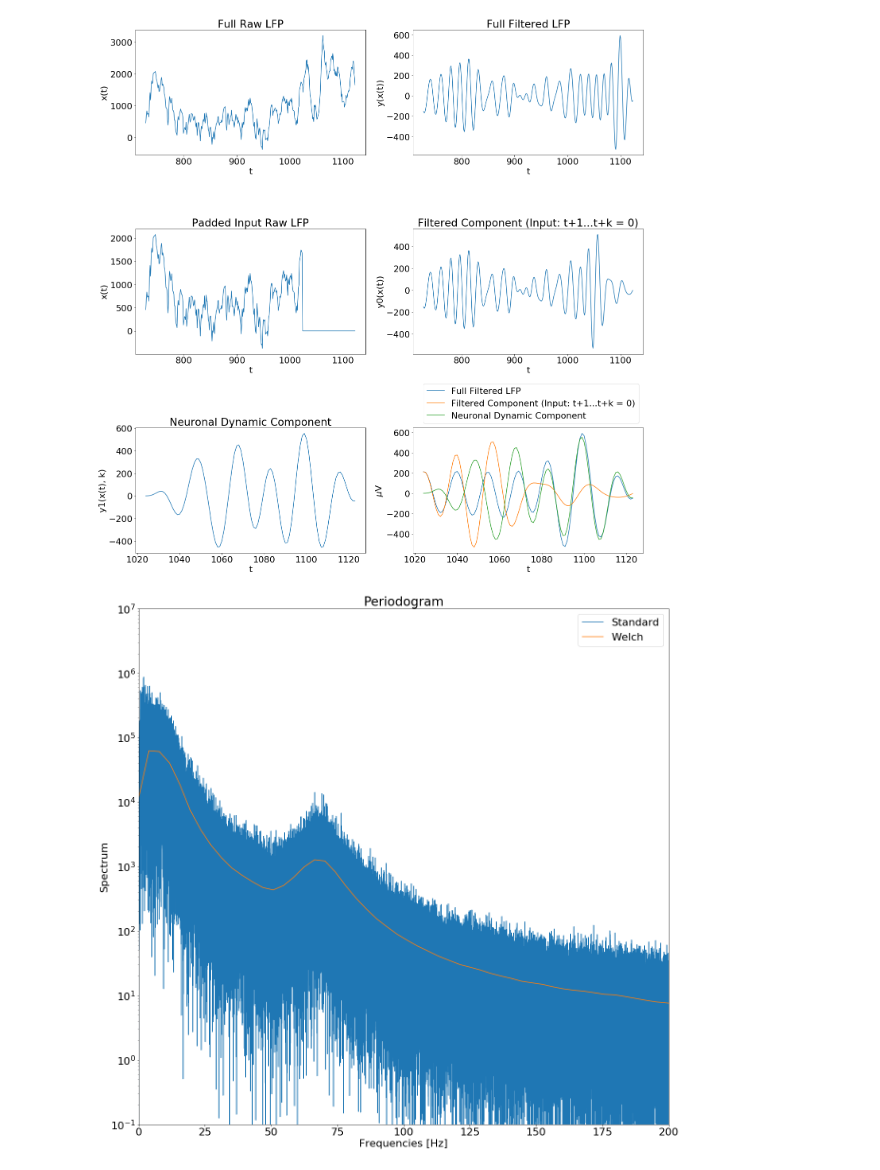
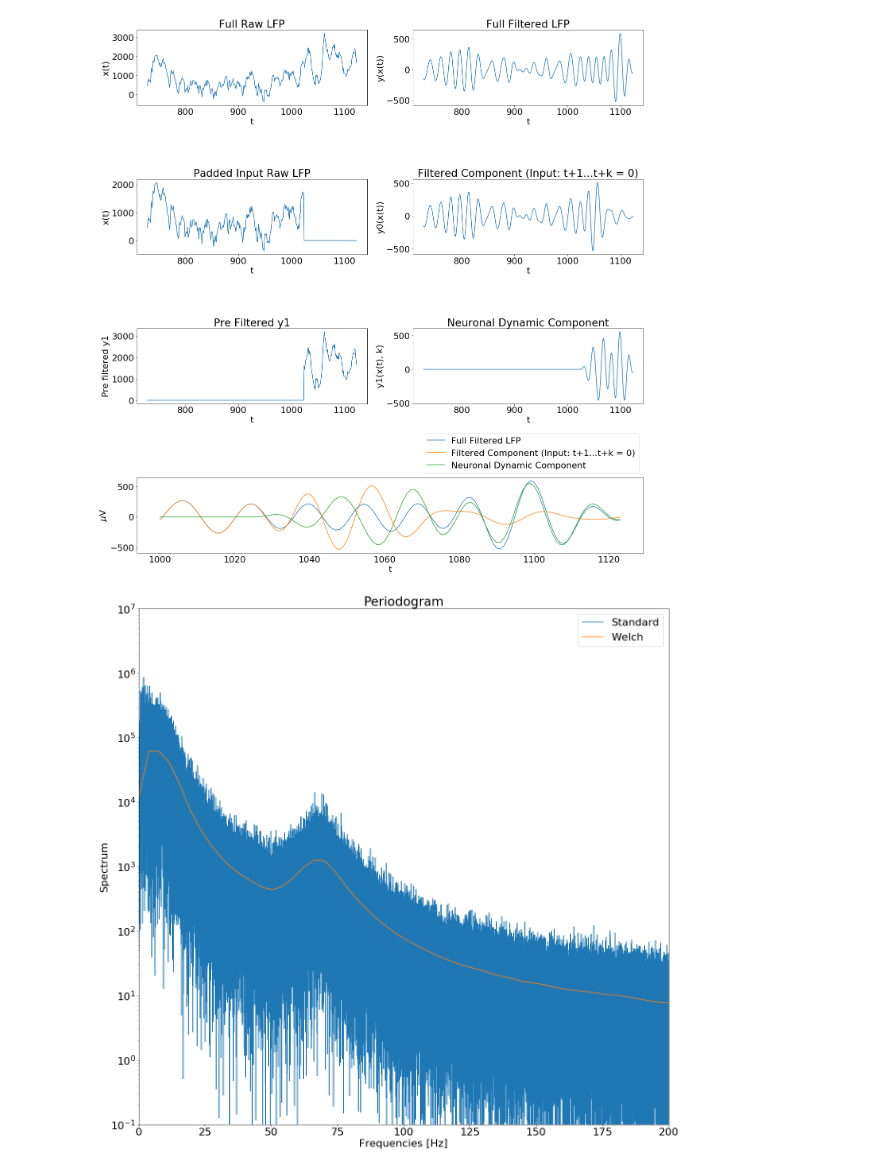
Before and after one commit to MJC598/Neuron_Burst_Analysis, a Jupyter notebook: data_simulations.ipynb, the cells around one changed output. Drawn from its saved outputs; the diff is of its cells as text; code cells hidden in the pictures.

```diff
--- a/data_simulations.ipynb
+++ b/data_simulations.ipynb
@@ -20,6 +20,7 @@ for arr in mat:
 
     x = np.concatenate((arr[0][i:t,:], np.zeros((100, 1))), axis=0)
     y0 = signal.lfilter(z, a, x, axis=0)
+    y1_in = np.concatenate((np.zeros((1024, 1)), arr[0][t:t+k]), axis=0)
     y1 = np.concatenate((np.zeros((1024, 1)), signal.lfilter(z, a, arr[0][t:t+k,:], axis=0)), axis=0)
 
     full_raw = arr[0][:t+k]
@@ -29,6 +30,7 @@ print(arr[0].shape)
 
 print(x.shape)
 print(y0.shape)
+print(y1_in.shape)
 print(y1.shape)
 print(full_raw.shape)
 print(full_filters.shape)
@@ -42,56 +53,73 @@ print(full_filters.shape)
 # %%
 %matplotlib inline
 
 import matplotlib.pyplot as plt
 from matplotlib.pyplot import figure
+from matplotlib.gridspec import GridSpec
 
 plt.rcParams['figure.figsize'] = (20, 20)
 plt.rcParams['font.size'] = 22
 
-fig, axs = plt.subplots(3, 2)
+# fig, axs = plt.subplots(3, 2)
+fig = plt.figure()
+gs = GridSpec(4,2)
+
+ax1 = fig.add_subplot(gs[0,0])
+ax2 = fig.add_subplot(gs[0,1])
+ax3 = fig.add_subplot(gs[1,0])
+ax4 = fig.add_subplot(gs[1,1])
+ax5 = fig.add_subplot(gs[2,0])
+ax6 = fig.add_subplot(gs[2,1])
+ax7 = fig.add_subplot(gs[3,:])
 
 t = np.arange(0, 1124, 1)
 
+
 time_var = 728
 
-axs[0,0].plot(t[time_var:], full_raw[time_var:,:])
-axs[0,0].set_xlabel('t')
-axs[0,0].set_ylabel('x(t)')
-axs[0,0].set_title('Full Raw LFP')
+ax1.plot(t[time_var:], full_raw[time_var:,:])
+ax1.set_xlabel('t')
+ax1.set_ylabel('x(t)')
+ax1.set_title('Full Raw LFP')
 
-axs[0,1].plot(t[time_var:], full_filters[time_var:,:])
-axs[0,1].set_xlabel('t')
-axs[0,1].set_ylabel('y(x(t))')
-axs[0,1].set_title('Full Filtered LFP')
+ax2.plot(t[time_var:], full_filters[time_var:,:])
+ax2.set_xlabel('t')
+ax2.set_ylabel('y(x(t))')
+ax2.set_title('Full Filtered LFP')
 
-axs[1,0].plot(t[time_var:], x[time_var:,:])
-axs[1,0].set_xlabel('t')
-axs[1,0].set_ylabel('x(t)')
-axs[1,0].set_title('Padded Input Raw LFP')
+ax3.plot(t[time_var:], x[time_var:,:])
+ax3.set_xlabel('t')
+ax3.set_ylabel('x(t)')
+ax3.set_title('Padded Input Raw LFP')
 
-axs[1,1].plot(t[time_var:], y0[time_var:,:])
-axs[1,1].set_xlabel('t')
-axs[1,1].set_ylabel('y0(x(t))')
-axs[1,1].set_title('Filtered Component (Input: t+1...t+k = 0)')
+ax4.plot(t[time_var:], y0[time_var:,:])
+ax4.set_xlabel('t')
+ax4.set_ylabel('y0(x(t))')
+ax4.set_title('Filtered Component (Input: t+1...t+k = 0)')
 
-axs[2,0].plot(t[1024:], y1[1024:,:])
-axs[2,0].set_xlabel('t')
-axs[2,0].set_ylabel('y1(x(t), k)')
-axs[2,0].set_title('Neuronal Dynamic Component')
+ax5.plot(t[time_var:], y1_in[time_var:,:])
+ax5.set_xlabel('t')
+ax5.set_ylabel('Pre filtered y1')
+ax5.set_title('Pre Filtered y1')
 
-axs[2,1].plot(t[1024:], full_filters[1024:,:], label="Full Filtered LFP")
-axs[2,1].plot(t[1024:], y0[1024:,:], label="Filtered Component (Input: t+1...t+k = 0)")
-axs[2,1].plot(t[1024:], y1[1024:,:], label='Neuronal Dynamic Component')
-# axs[2,1].legend(loc='best')
-axs[2,1].legend(bbox_to_anchor=(1, 1), loc='lower right', ncol=1)
-axs[2,1].set_xlabel('t')
-axs[2,1].set_ylabel(r'$\mu$V')
+ax6.plot(t[time_var:], y1[time_var:,:])
+ax6.set_xlabel('t')
+ax6.set_ylabel('y1(x(t), k)')
+ax6.set_title('Neuronal Dynamic Component')
+
+ax7.plot(t[1000:], full_filters[1000:,:], label="Full Filtered LFP")
+ax7.plot(t[1000:], y0[1000:,:], label="Filtered Component (Input: t+1...t+k = 0)")
+ax7.plot(t[1000:], y1[1000:,:], label='Neuronal Dynamic Component')
+
+ax7.legend(bbox_to_anchor=(1, 1), loc='lower right', ncol=1)
+ax7.set_xlabel('t')
+ax7.set_ylabel(r'$\mu$V')
 
 
 fig.tight_layout()
 plt.show()
 # %% [output]
-[figure, old version]
+[figure, new version]
 # %%
 from scipy.signal import periodogram, welch
 
```
Also changed, not shown: parts of 2 cells of this notebook, 6 other files.
